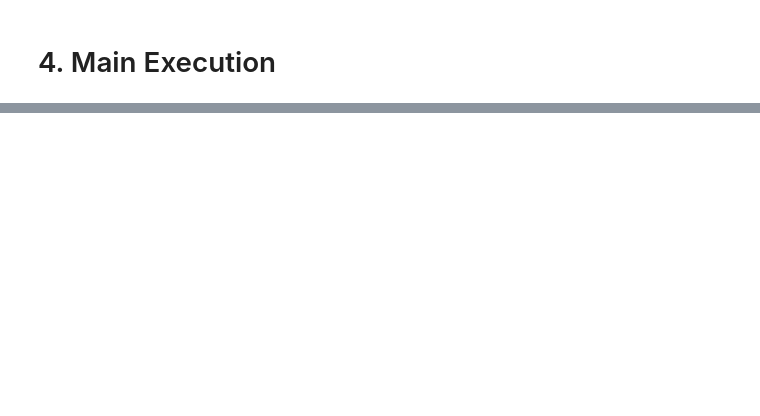
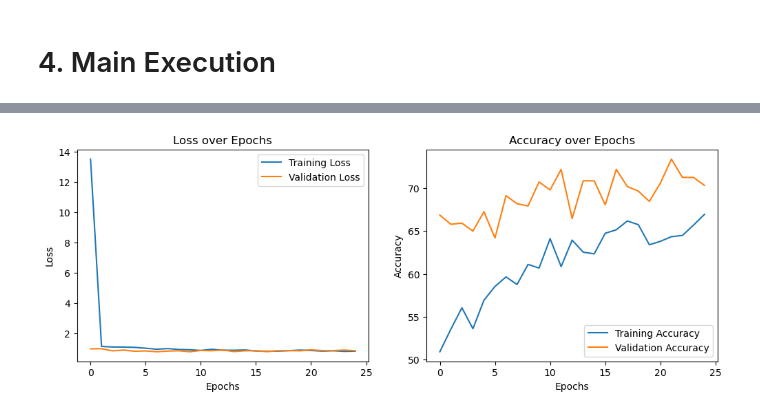
Before and after one commit to helHg/nextlevelai-venue-classification, a Jupyter notebook: notebooks/cnn.ipynb, the cells around one changed output, grey strips where cells are left out. Saved outputs shown, nothing was run; the diff lists cells and outputs as text; code cells hidden in the pictures; blank space fills up the shorter version.

Commit message:
Added the plot of loss function, accuracy over epochs, ROC curve

```diff
--- a/notebooks/cnn.ipynb
+++ b/notebooks/cnn.ipynb
@@ -110,12 +112,12 @@ CNN Architecture:
 # %% [output]
 '\nCNN Architecture:\n- Conv Layer 1: 3 input channels, 32 output channels, kernel size 3x3, stride 1, padding 1\n- BatchNorm Layer 1: 32 channels\n- ReLU Activation 1\n- MaxPool Layer 1: kernel size  ...
 # %%
-class SimpleCNN(nn.Module):
+class CNN(nn.Module):
     """
     A simple Convolutional Neural Network for image classification.
     """
     def __init__(self, num_classes=NUM_CLASSES):
-        super(SimpleCNN, self).__init__()
+        super(CNN, self).__init__()
         self.features = nn.Sequential(
             nn.Conv2d(3, 32, kernel_size=3, stride=1, padding=1),  # First convolutional layer
             nn.BatchNorm2d(32),  # Batch normalization
@@ -251,17 +353,22 @@ def evaluate_model(model, data_loader, dataset_type="Test"):
 # %% [markdown]
 # 4. Main Execution
+# %%
+# Create data loaders
+train_loader, val_loader, test_loader = get_data_loaders(RAW_TRAIN_VAL_DIR, RAW_TEST_DIR, BATCH_SIZE, TRAIN_SPLIT)
+
+# Initialize model
+model = CNN(num_classes=NUM_CLASSES)
+
+# Print the architecture of the CNN
+#summary(model, input_size=(3, 256, 256))
 # %%
-# Create data loaders
-train_loader, val_loader, test_loader = get_data_loaders(RAW_TRAIN_VAL_DIR, RAW_TEST_DIR, BATCH_SIZE, TRAIN_SPLIT)
-
-# Initialize model
-model = SimpleCNN(num_classes=NUM_CLASSES)
+# Initialize the weights
 model.apply(weights_init)
 
 # Define loss function and optimizer
 criterion = nn.CrossEntropyLoss()
 optimizer = optim.Adam(model.parameters(), lr=LEARNING_RATE)
 # %%
-# Train the model
-trained_model = train_model(model, criterion, optimizer, train_loader, val_loader, NUM_EPOCHS)
+# Train the model and collect training history
+trained_model, history = train_model(model, criterion, optimizer, train_loader, val_loader, NUM_EPOCHS)
 # %% [output]
@@ -285,3 +392,8 @@ Epoch 24/24, Train Loss: 0.9177, Val Loss: 0.8868
+# %%
+# Plot training and validation metrics
+plot_metrics(history)
+# %% [output]
+[figure, added]
 # %%
 # Evaluate the model on the training set
 print("\nTraining Set Evaluation:")
```
Also changed, not shown: parts of 14 cells of this notebook.
